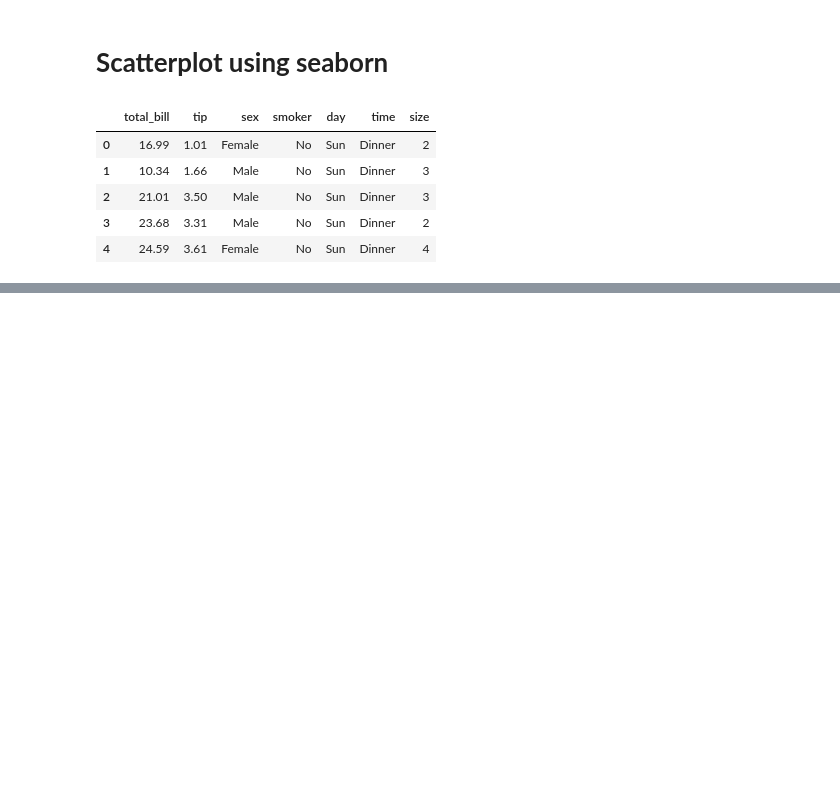
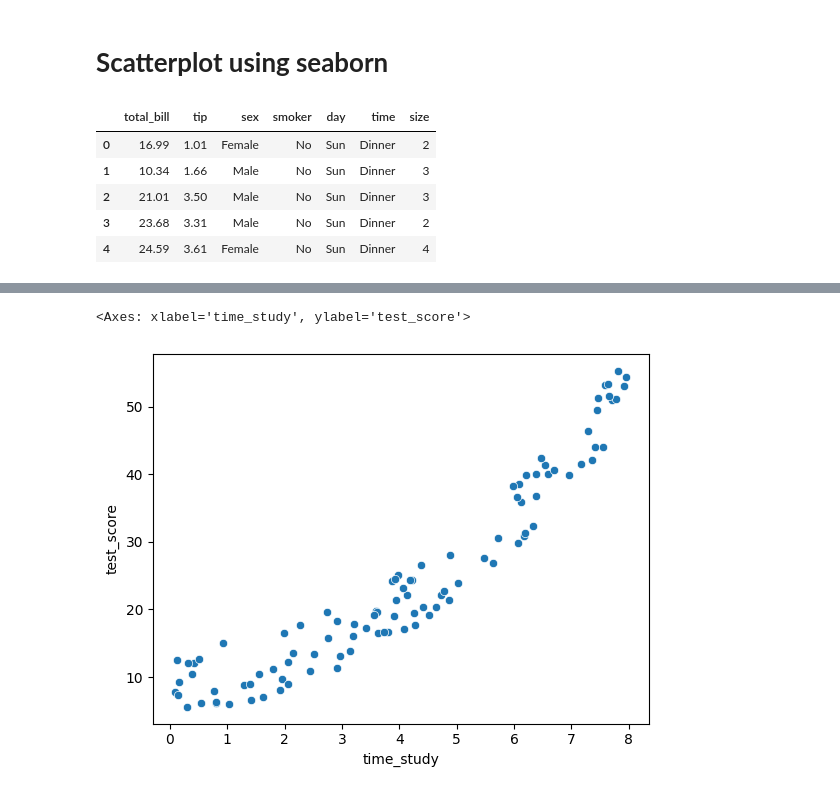
Before and after one commit to kaho0/Abstract, a Jupyter notebook: Shore_16.ipynb, the cells around one changed output, grey strips where cells are left out. Saved outputs shown, nothing was run; the diff lists cells and outputs as text; code cells hidden in the pictures; blank space fills up the shorter version.

```diff
--- a/Shore_16.ipynb
+++ b/Shore_16.ipynb
@@ -42,0 +45,3 @@ sns.relplot(kind='scatter',data=tips,x="total_bill",y="tip")
+# %%
+student=pd.read_csv('/content/drive/MyDrive/Datasets/student_dataset_complete.csv')
+student.head(5)
@@ -42,0 +55,5 @@ sns.relplot(kind='scatter',data=tips,x="total_bill",y="tip")
+# %%
+sns.scatterplot(data=student,x="time_study",y='test_score')
+# %% [output]
+<Axes: xlabel='time_study', ylabel='test_score'>
+[figure, added]
```
Also changed, not shown: parts of 8 cells of this notebook.
